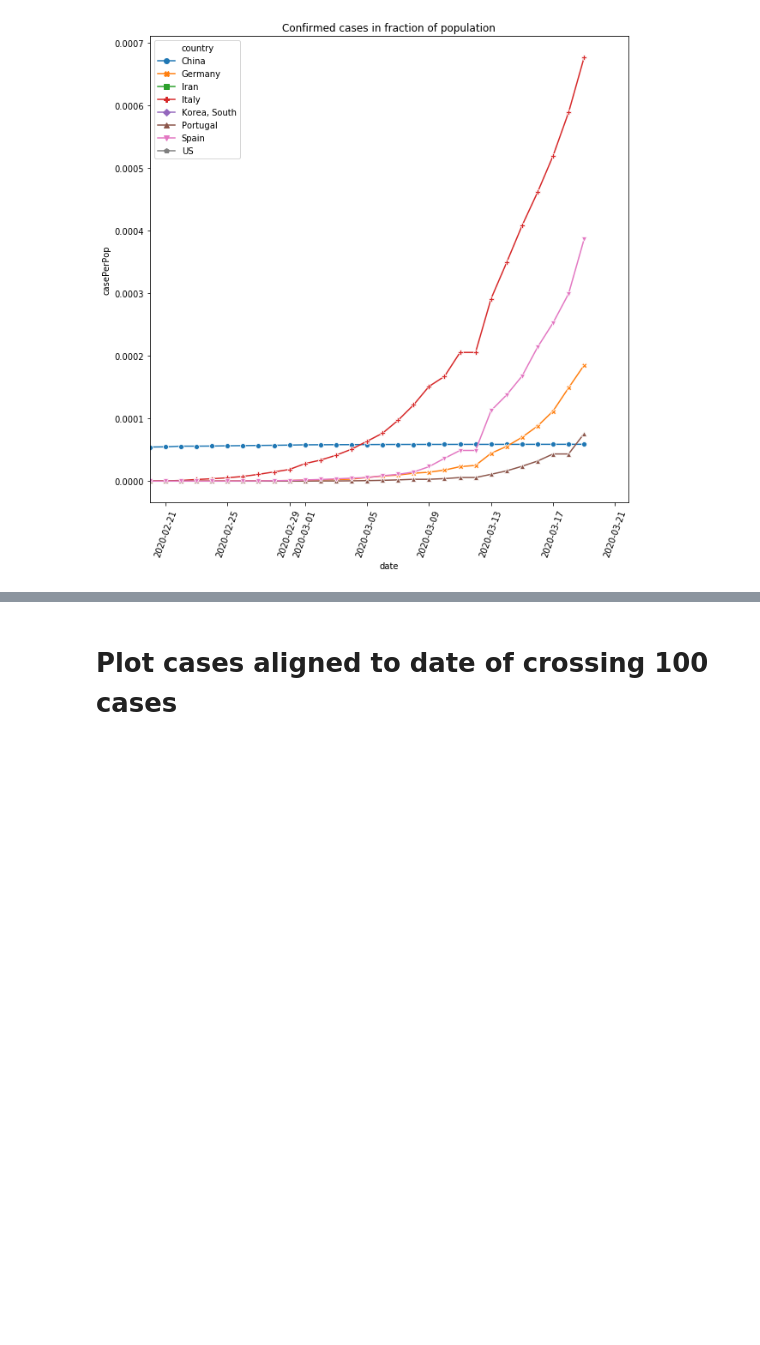
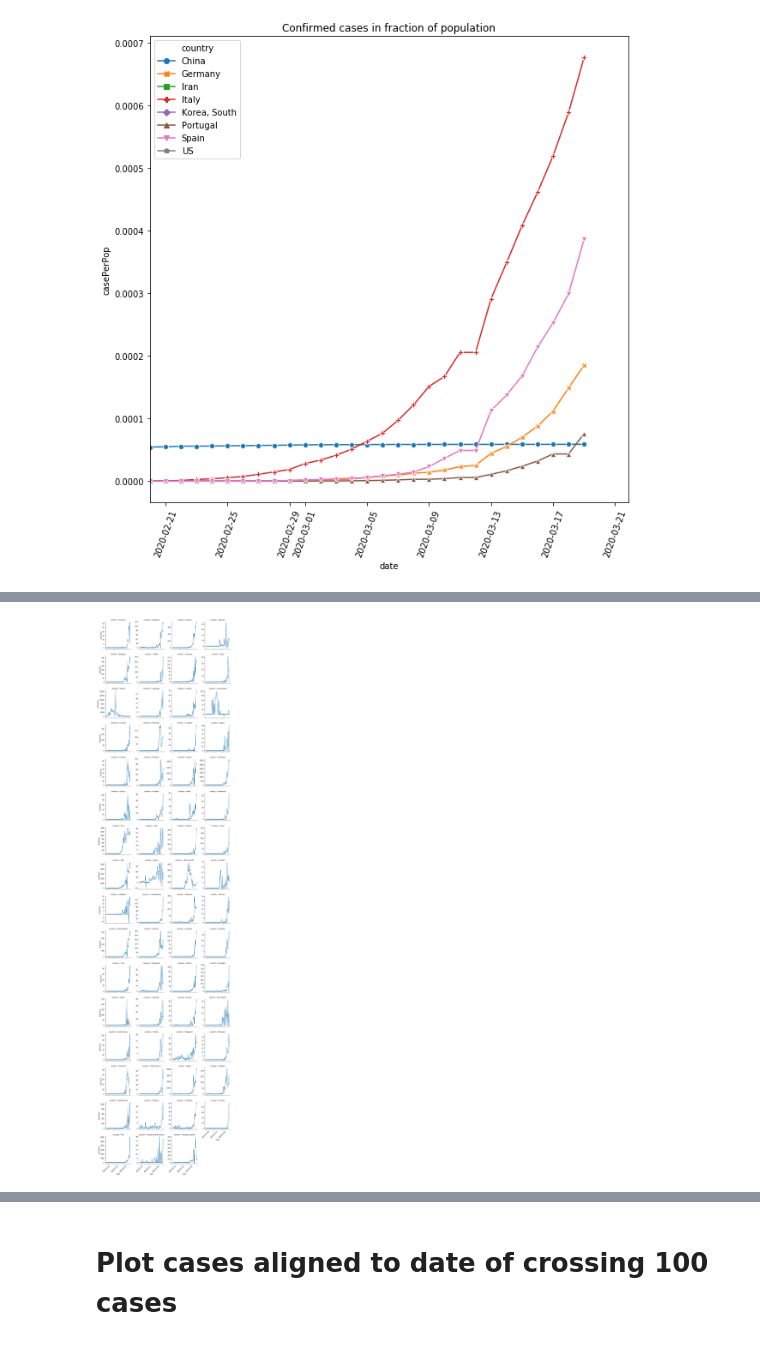
Before and after one commit to jlarsch/covid19Notebook, a Jupyter notebook: Covid19 notebook.ipynb, the cells around one changed output, grey strips where cells are left out. Cells and saved outputs as stored; diff of their text form; code cells hidden in the pictures; blank space fills up the shorter version.

```diff
--- a/Covid19 notebook.ipynb
+++ b/Covid19 notebook.ipynb
@@ -180,3 +189,16 @@ plt.xlim(left=plotStartDate);
+# %%
+HighCountries=df[df.cases>100].country.unique()
+ix=df.country.isin(HighCountries)
+
+g = sns.FacetGrid(df[ix], col="country",  palette="tab20c",
+                     col_wrap=4, height=3,sharey=False)
+
+g.map(plt.plot, "date", "newCases",marker='.')
+
+g.set(xticks=df.date.unique()[::20], xticklabels=df.date.unique()[::20])
+g.set_xticklabels(rotation=45);
+# %% [output]
+[figure, added]
 # %%
 # Show latest data for Germany
 ix=df.country.isin(['Germany'])
```
Also changed, not shown: parts of 7 cells of this notebook.
